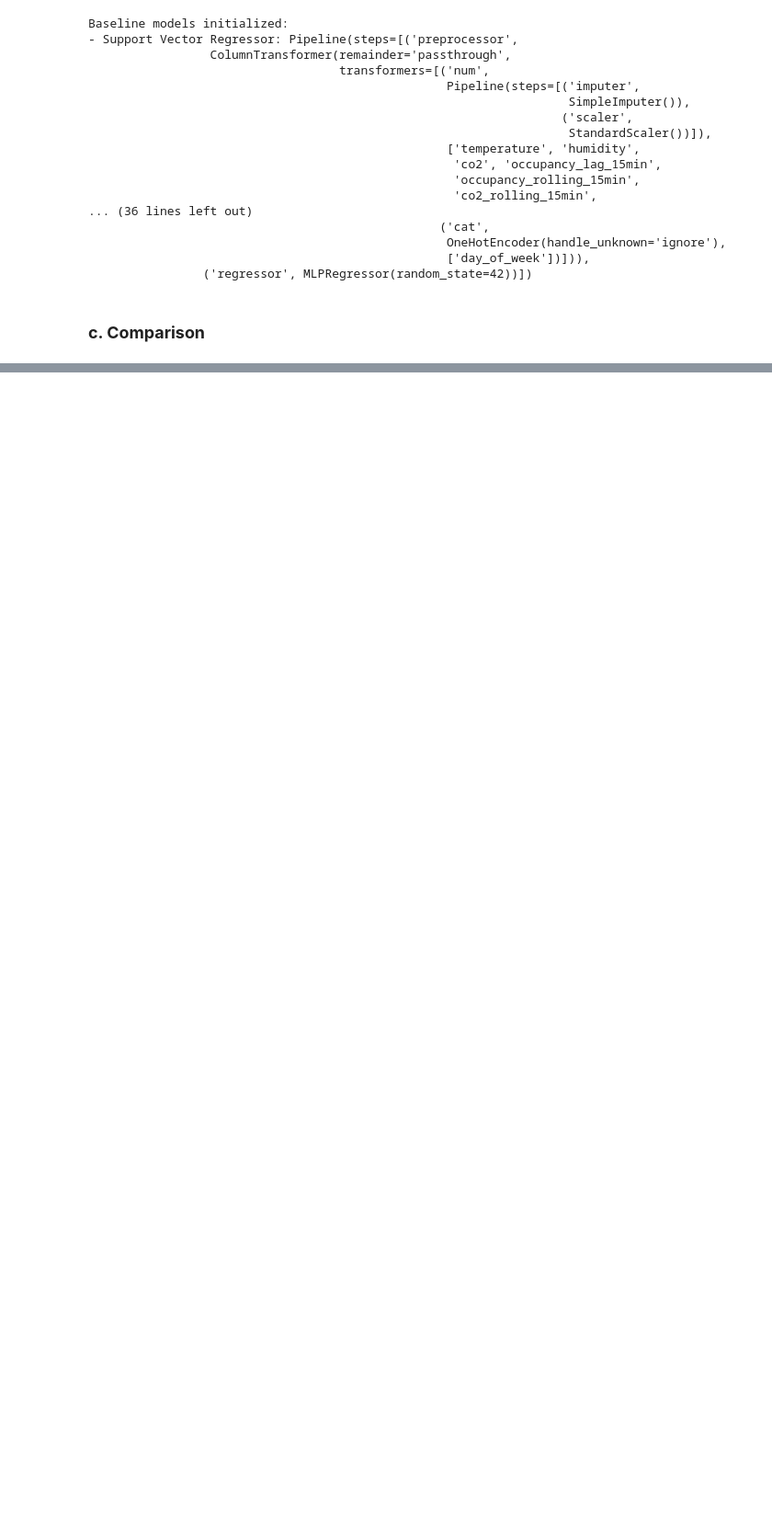
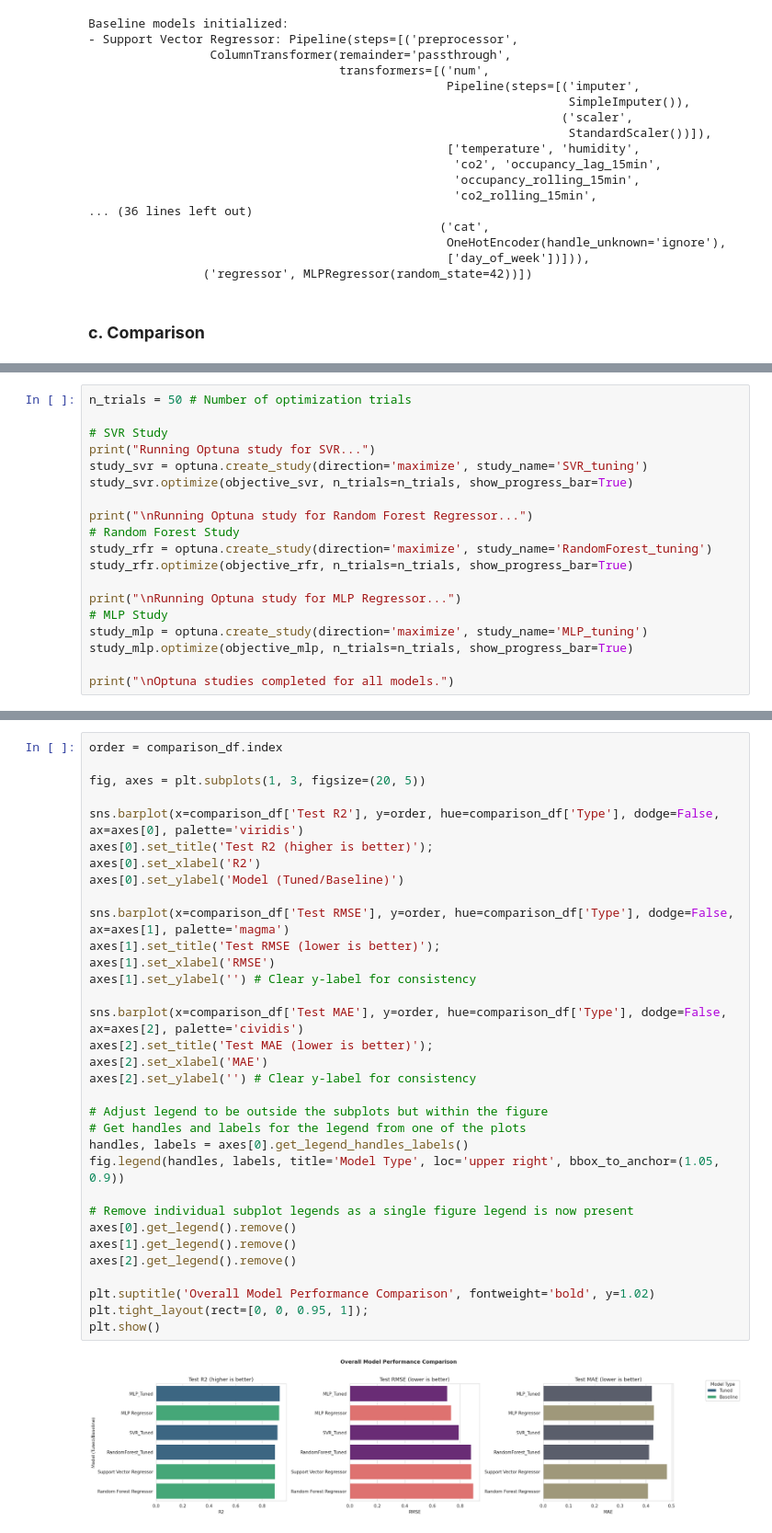
Before and after one commit to MIL-Project2/DR-DT, a Jupyter notebook: Occupancy_Prediction_Ver1_1.ipynb, the cells around one changed output, grey strips where cells are left out. Shown at 92% size. Cells and saved outputs as stored; diff of their text form; blank space fills up the shorter version.

```diff
--- a/Occupancy_Prediction_Ver1_1.ipynb
+++ b/Occupancy_Prediction_Ver1_1.ipynb
@@ -573,0 +634,19 @@ The objective function for each trial is the **mean 5-fold cross-validation R²*
+# %%
+n_trials = 50 # Number of optimization trials
+
+# SVR Study
+print("Running Optuna study for SVR...")
+study_svr = optuna.create_study(direction='maximize', study_name='SVR_tuning')
+study_svr.optimize(objective_svr, n_trials=n_trials, show_progress_bar=True)
+
+print("\nRunning Optuna study for Random Forest Regressor...")
+# Random Forest Study
+study_rfr = optuna.create_study(direction='maximize', study_name='RandomForest_tuning')
+study_rfr.optimize(objective_rfr, n_trials=n_trials, show_progress_bar=True)
+
+print("\nRunning Optuna study for MLP Regressor...")
+# MLP Study
+study_mlp = optuna.create_study(direction='maximize', study_name='MLP_tuning')
+study_mlp.optimize(objective_mlp, n_trials=n_trials, show_progress_bar=True)
+
+print("\nOptuna studies completed for all models.")
@@ -573,0 +836,35 @@ The objective function for each trial is the **mean 5-fold cross-validation R²*
+# %%
+order = comparison_df.index
+
+fig, axes = plt.subplots(1, 3, figsize=(20, 5))
+
+sns.barplot(x=comparison_df['Test R2'], y=order, hue=comparison_df['Type'], dodge=False, ax=axes[0], palette='viridis')
+axes[0].set_title('Test R2 (higher is better)');
+axes[0].set_xlabel('R2')
+axes[0].set_ylabel('Model (Tuned/Baseline)')
+
+sns.barplot(x=comparison_df['Test RMSE'], y=order, hue=comparison_df['Type'], dodge=False, ax=axes[1], palette='magma')
+axes[1].set_title('Test RMSE (lower is better)');
+axes[1].set_xlabel('RMSE')
+axes[1].set_ylabel('') # Clear y-label for consistency
+
+sns.barplot(x=comparison_df['Test MAE'], y=order, hue=comparison_df['Type'], dodge=False, ax=axes[2], palette='cividis')
+axes[2].set_title('Test MAE (lower is better)');
+axes[2].set_xlabel('MAE')
+axes[2].set_ylabel('') # Clear y-label for consistency
+
+# Adjust legend to be outside the subplots but within the figure
+# Get handles and labels for the legend from one of the plots
+handles, labels = axes[0].get_legend_handles_labels()
+fig.legend(handles, labels, title='Model Type', loc='upper right', bbox_to_anchor=(1.05, 0.9))
+
+# Remove individual subplot legends as a single figure legend is now present
+axes[0].get_legend().remove()
+axes[1].get_legend().remove()
+axes[2].get_legend().remove()
+
+plt.suptitle('Overall Model Performance Comparison', fontweight='bold', y=1.02)
+plt.tight_layout(rect=[0, 0, 0.95, 1]);
+plt.show()
+# %% [output]
+[figure, added]
```
Also changed, not shown: parts of 18 cells of this notebook.
